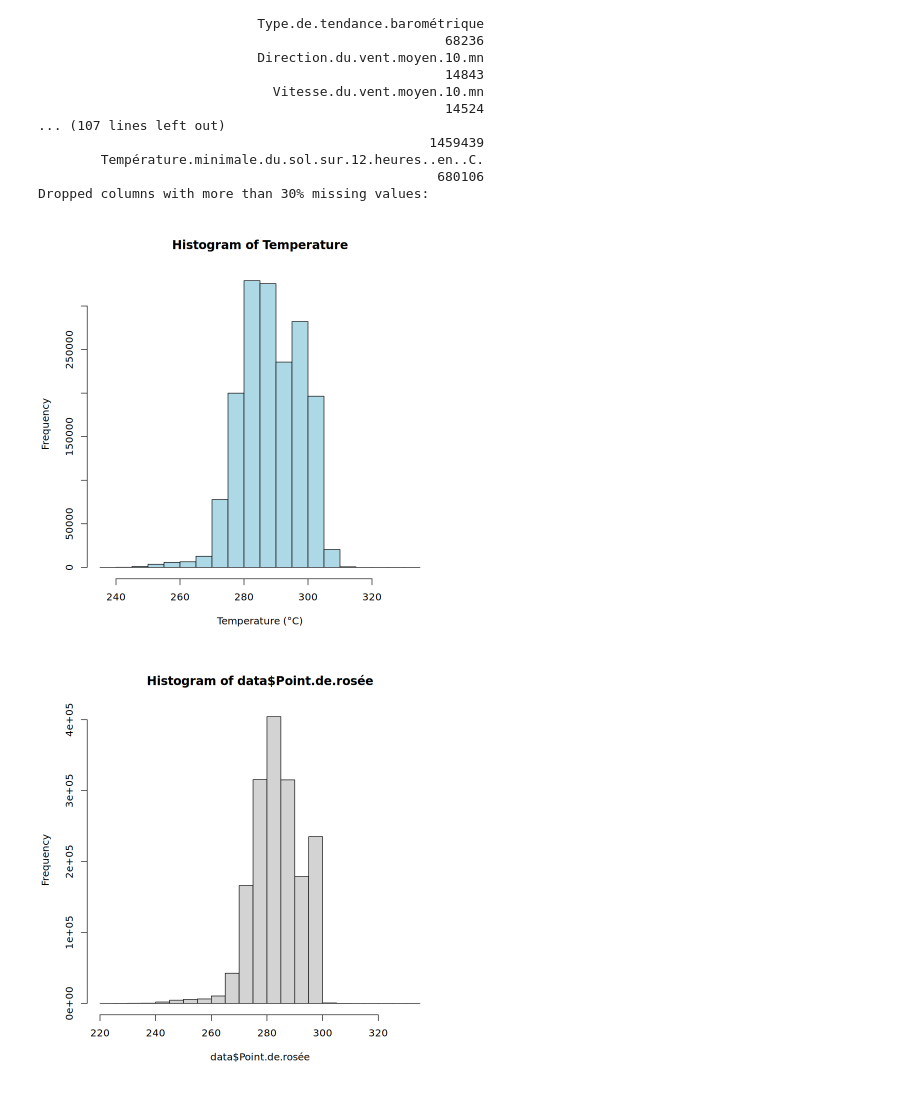
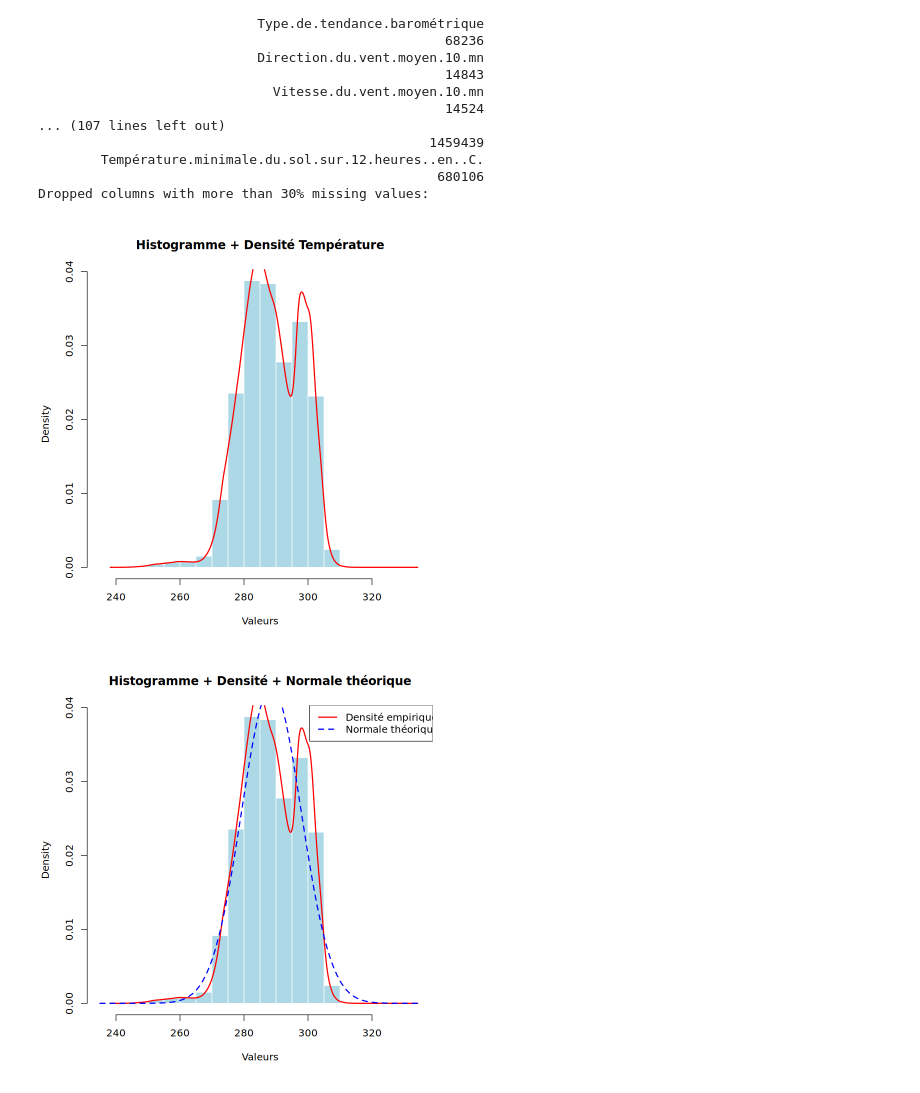
Before and after one commit to lauraachoquett/stats_BE_Bobbia, a Jupyter notebook: dummy/dummy_notebook_mohamed.ipynb, the cells around one changed output. Cells and saved outputs as stored; diff of their text form; code cells hidden in the pictures.

Commit message:
plots

```diff
--- a/dummy/dummy_notebook_mohamed.ipynb
+++ b/dummy/dummy_notebook_mohamed.ipynb
@@ -76,10 +76,57 @@ Total missing values in the dataset per column:
                                                    680106
 Dropped columns with more than 30% missing values:
 # %%
-par(bg = 'white')
-hist(data$Température, main='Histogram of Temperature', xlab='Temperature (°C)', col='lightblue', border='black')
-# abline(b=0,h=mean(data$Température))
-hist(data$Point.de.rosée)
+par(bg = "white")
+
+# tracer la densité de Température
+# Histogramme en densité
+hist(na.omit(data_cleaned$Température),
+     col = "lightblue",
+     main = "Histogramme + Densité Température",
+     xlab = "Valeurs",
+     freq = FALSE,   # indispensable pour comparer avec density()
+     border = "white")
+
+# Superposer la courbe de densité
+lines(density(na.omit(data_cleaned$Température)),
+      col = "red",
+      lwd = 2)
+
+
+# ajouter une légende
+# legend("topright", legend = c("Température", "Pression.station"),
+#        col = c("blue", "red"), lty = 1)
+
+
+  # courbe ajoutée en rouge
+
+# plot(density(data_cleaned$Pression.station), col = "blue")  # courbe principale en bleu
+# lines(density(na.omit(data_cleaned$Pression.station)), col = "red")  # courbe ajoutée en rouge
 # %% [output]
-[figure, old version]
+[figure, new version]
-[figure, removed]
+# %%
+par(bg = "white")
+# Transformation : sqrt(n) * (estimateur - moyenne) / ecart-type
+# Histogramme en densité
+hist(na.omit(data_cleaned$Température),
+     col = "lightblue",
+     main = "Histogramme + Densité + Normale théorique",
+     xlab = "Valeurs",
+     freq = FALSE,
+     border = "white")
+
+# Densité empirique
+lines(density(na.omit(data_cleaned$Température)), col = "red", lwd = 2)
+
+# Courbe normale théorique (même moyenne et écart-type que les données)
+curve(dnorm(x,
+            mean = mean(data_cleaned$Température, na.rm = TRUE),
+            sd = sd(data_cleaned$Température, na.rm = TRUE)),
+      add = TRUE, col = "blue", lwd = 2, lty = 2)
+
+# Légende
+legend("topright",
+       legend = c("Densité empirique", "Normale théorique"),
+       col = c("red", "blue"), lwd = 2, lty = c(1,2))
+# %% [output]
+[figure, added]
```
Also changed, not shown: parts of 2 cells of this notebook, 4 other files.
